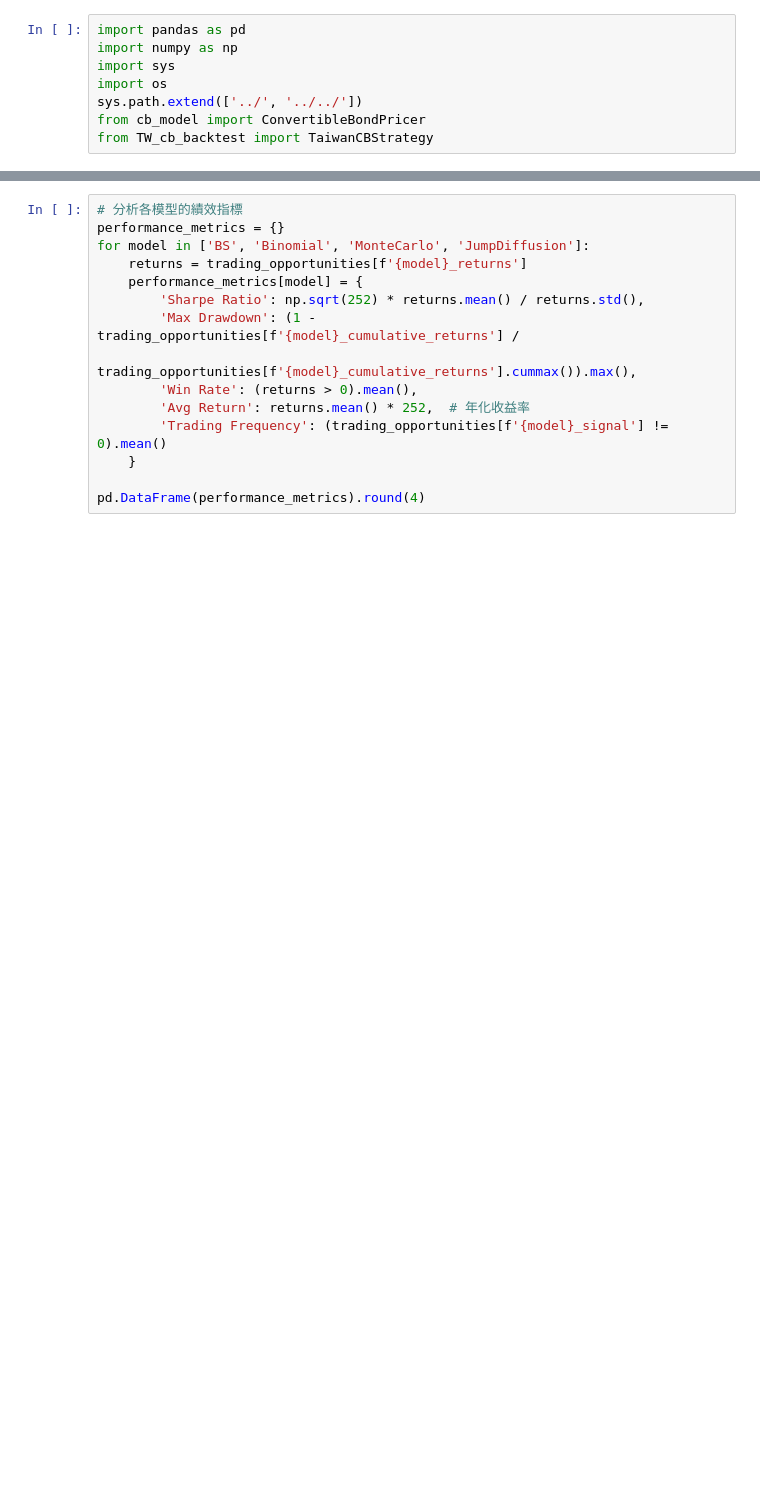
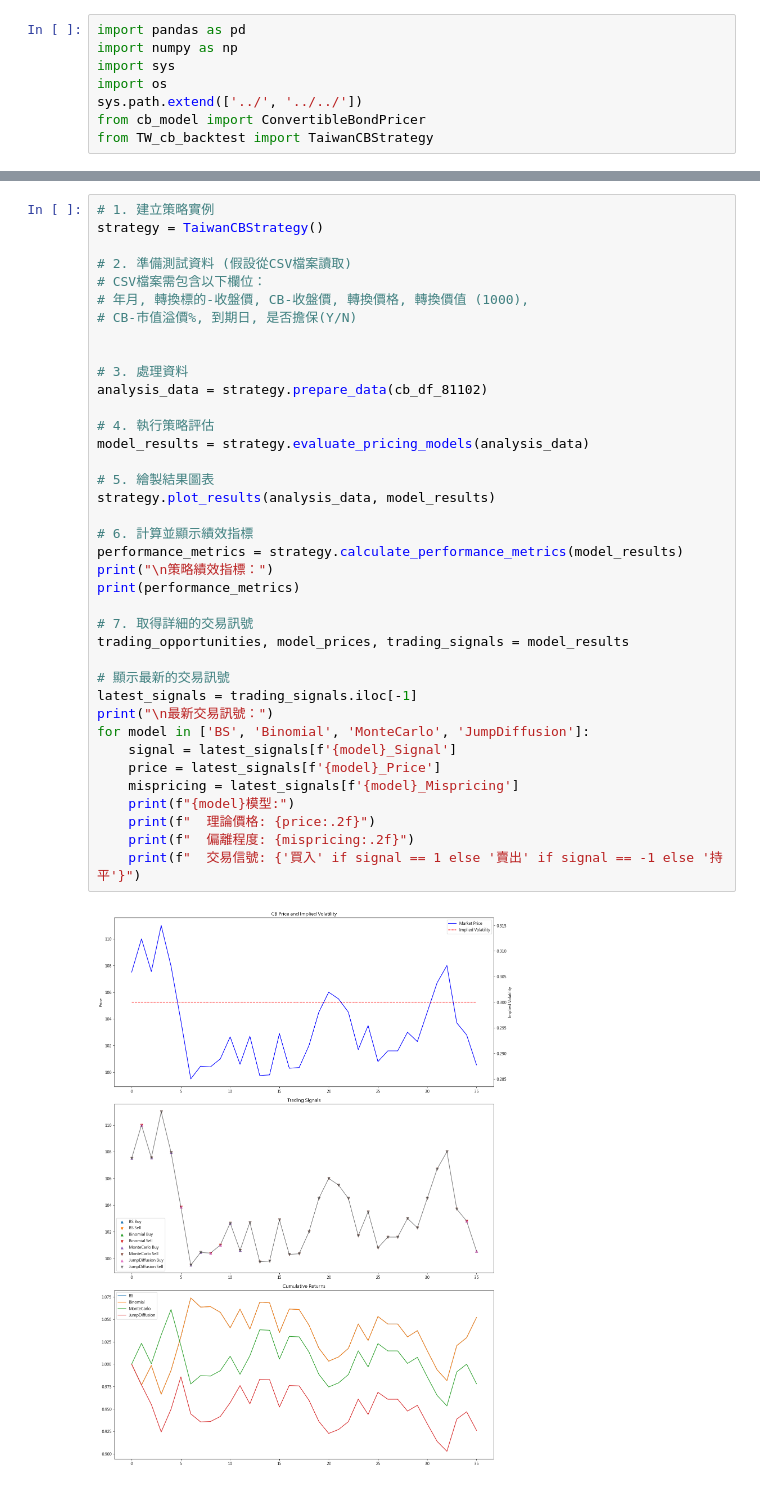
Before and after one commit to Tseng1028/CB-pricing, a Jupyter notebook: CB_pricing_model_backtest.ipynb, the cells around one changed output, grey strips where cells are left out. Cells and saved outputs as stored; diff of their text form; blank space fills up the shorter version.

```diff
--- a/CB_pricing_model_backtest.ipynb
+++ b/CB_pricing_model_backtest.ipynb
@@ -49,15 +33,40 @@ strategy.plot_results(analysis_data, trading_opportunities)
-# %%
-# 分析各模型的績效指標
-performance_metrics = {}
-for model in ['BS', 'Binomial', 'MonteCarlo', 'JumpDiffusion']:
-    returns = trading_opportunities[f'{model}_returns']
-    performance_metrics[model] = {
-        'Sharpe Ratio': np.sqrt(252) * returns.mean() / returns.std(),
-        'Max Drawdown': (1 - trading_opportunities[f'{model}_cumulative_returns'] /
-                        trading_opportunities[f'{model}_cumulative_returns'].cummax()).max(),
-        'Win Rate': (returns > 0).mean(),
-        'Avg Return': returns.mean() * 252,  # 年化收益率
-        'Trading Frequency': (trading_opportunities[f'{model}_signal'] != 0).mean()
-    }
-
-pd.DataFrame(performance_metrics).round(4)
+# %%
+# 1. 建立策略實例
+strategy = TaiwanCBStrategy()
+
+# 2. 準備測試資料 (假設從CSV檔案讀取)
+# CSV檔案需包含以下欄位：
+# 年月, 轉換標的-收盤價, CB-收盤價, 轉換價格, 轉換價值 (1000),
+# CB-市值溢價%, 到期日, 是否擔保(Y/N)
+
+
+# 3. 處理資料
+analysis_data = strategy.prepare_data(cb_df_81102)
+
+# 4. 執行策略評估
+model_results = strategy.evaluate_pricing_models(analysis_data)
+
+# 5. 繪製結果圖表
+strategy.plot_results(analysis_data, model_results)
+
+# 6. 計算並顯示績效指標
+performance_metrics = strategy.calculate_performance_metrics(model_results)
+print("\n策略績效指標：")
+print(performance_metrics)
+
+# 7. 取得詳細的交易訊號
+trading_opportunities, model_prices, trading_signals = model_results
+
+# 顯示最新的交易訊號
+latest_signals = trading_signals.iloc[-1]
+print("\n最新交易訊號：")
+for model in ['BS', 'Binomial', 'MonteCarlo', 'JumpDiffusion']:
+    signal = latest_signals[f'{model}_Signal']
+    price = latest_signals[f'{model}_Price']
+    mispricing = latest_signals[f'{model}_Mispricing']
+    print(f"{model}模型:")
+    print(f"  理論價格: {price:.2f}")
+    print(f"  偏離程度: {mispricing:.2f}")
+    print(f"  交易信號: {'買入' if signal == 1 else '賣出' if signal == -1 else '持平'}")
+# %% [output]
+[figure, added]
```
Also changed, not shown: parts of 12 cells of this notebook, 13 other files.
